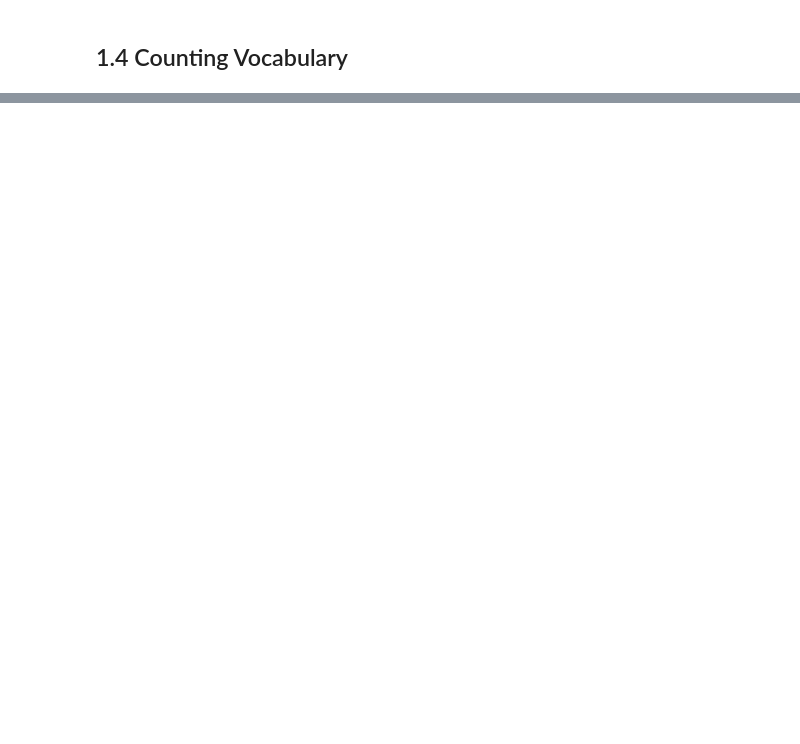
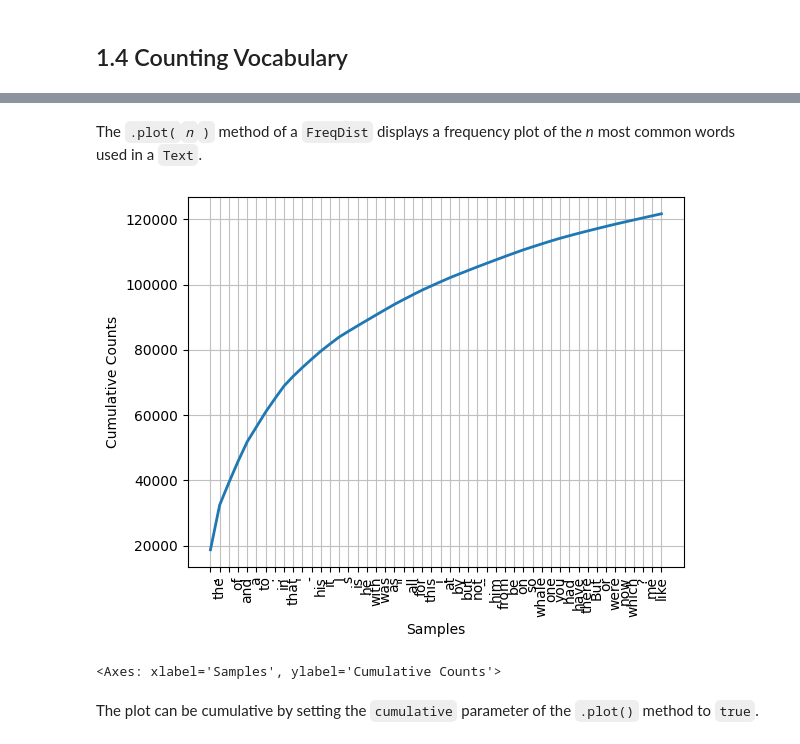
Before and after one commit to AlanElMago/nltk-tut-book, a Jupyter notebook: ch01/ch01.ipynb, the cells around one changed output, grey strips where cells are left out. Drawn from its saved outputs; the diff is of its cells as text; code cells hidden in the pictures; blank space fills up the shorter version.

```diff
--- a/ch01/ch01.ipynb
+++ b/ch01/ch01.ipynb
@@ -110,0 +178,5 @@ the wo The
+# %%
+frequency_distribution = FreqDist(text1)      # generate a frequency distribution of text1
+print(frequency_distribution)                 # invokes the __str()__ method of the FreqDist object
+print(frequency_distribution.most_common(50)) # outputs the 50 most common used tokens of text1
+print(frequency_distribution["whale"])        # outputs the number of times the word "whale" appears in text1
@@ -110,0 +191,9 @@ the wo The
+# %% [markdown]
+The `.plot(`<i>`n`</i>`)` method of a `FreqDist` displays a frequency plot of the *n* most common words used in a `Text`.
+# %%
+frequency_distribution.plot(50, cumulative=True)
+# %% [output]
+[figure, added]
+<Axes: xlabel='Samples', ylabel='Cumulative Counts'>
+# %% [markdown]
+The plot can be cumulative by setting the `cumulative` parameter of the `.plot()` method to `true`.
```
Also changed, not shown: parts of 26 cells of this notebook, 1 other file.
